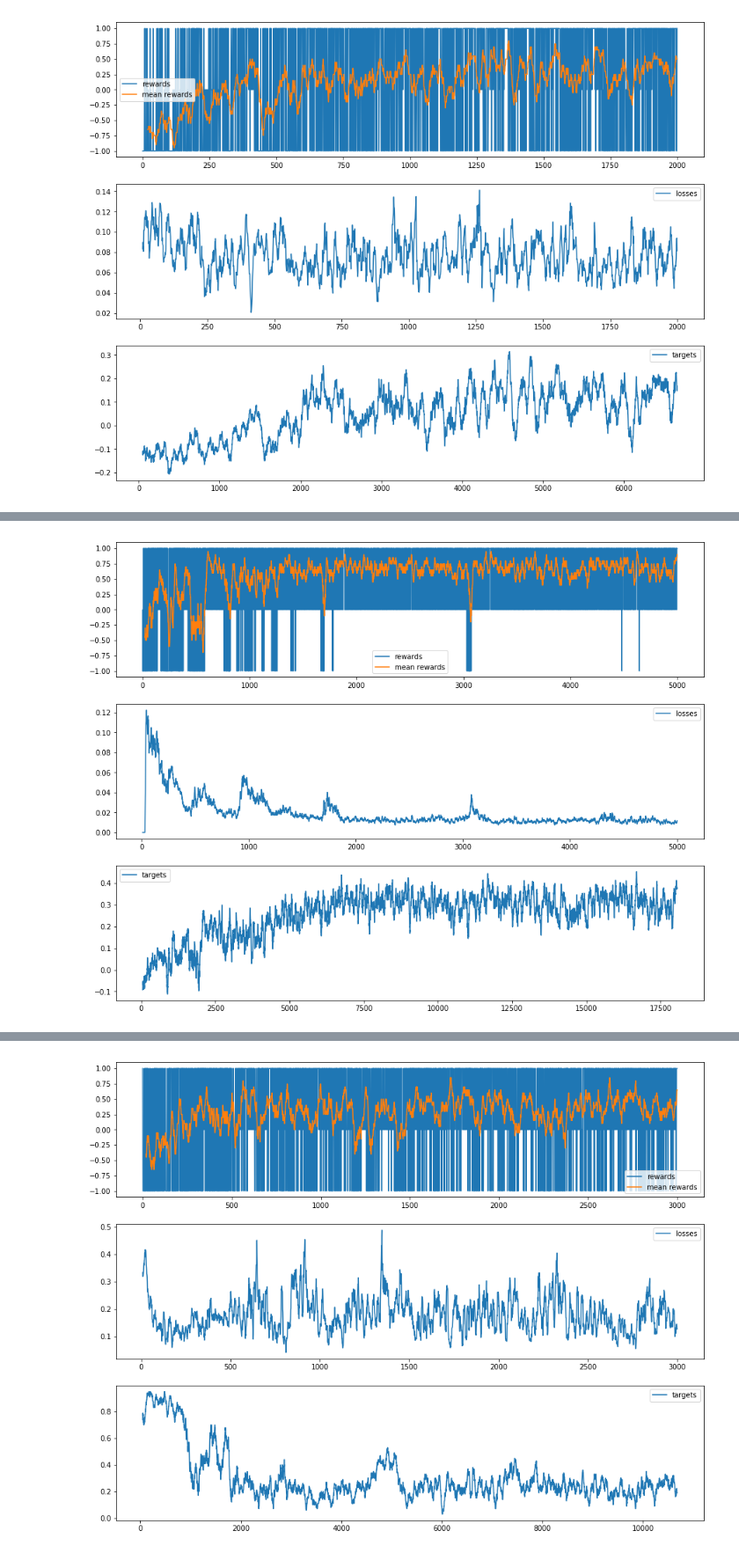
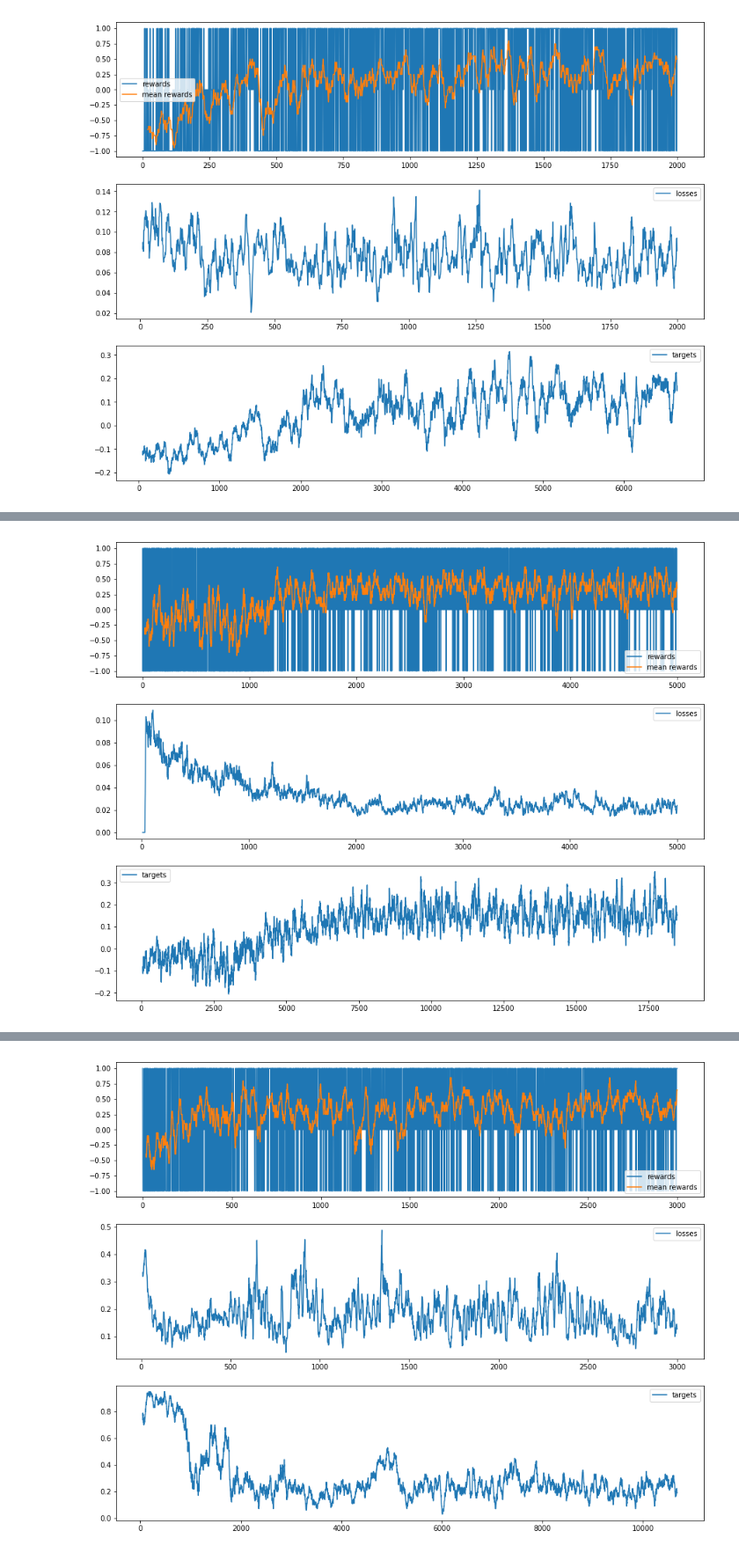
Before and after one commit to QuentinDuval/PythonExperiments, a Jupyter notebook: ml/rl/7_tictactoe.ipynb, the cells around one changed output, grey strips where cells are left out. Shown at 88% size. Cells and saved outputs as stored; diff of their text form; code cells hidden in the pictures.

```diff
--- a/ml/rl/7_tictactoe.ipynb
+++ b/ml/rl/7_tictactoe.ipynb
@@ -1153,7 +1153,7 @@ def train_sarsa_policy_batch(
                 ps = []
                 ms = []
                 ts = []
-                for i, (g, p, m, t) in enumerate(random.choices(replay_buffer, k=16)):
+                for i, (g, p, m, t) in enumerate(random.choices(replay_buffer, k=32)):
                     gs.append(g)
                     ps.append(p)
                     ms.append((i, m))
@@ -1181,36 +1181,36 @@ def train_sarsa_policy_batch(
                 move_value = next_move_value
 
         # Record history
         episode_rewards.append(episode_reward)
         episode_losses.append(episode_loss)
 
     # Reporting
     if show_stats:
         fig, ax = plt.subplots(figsize=(15, 12), nrows=3)
         ax[0].plot(episode_rewards, label="rewards")
         ax[0].plot(pd.Series(episode_rewards).rolling(20).mean(), label="mean rewards")
         ax[1].plot(pd.Series(episode_losses).rolling(10).sum() / 100., label="losses")
         ax[2].plot(pd.Series(target_values).rolling(50).sum() / 100., label="targets")
         for p in ax:
             p.legend()
         plt.show()
 
 
 """
 Training against a bunch of different agents
 """
 
 
 sarsa_policy_4 = Policy()
 train_sarsa_policy_batch(
-    env=TicTacToeEnv(opponent=[FirstMoveAgent(), LastMoveAgent(), AllKnowingAI()]),
-    # env=TicTacToeEnv(opponent=[RandomMoveAgent()]),
+    # env=TicTacToeEnv(opponent=[FirstMoveAgent(), LastMoveAgent(), AllKnowingAI()]),
+    env=TicTacToeEnv(opponent=[RandomAgent(), AllKnowingAI()]),
     policy=sarsa_policy_4, episodes=5000, discount=0.99,
     start_epsilon=0.9, min_epsilon=0.001, epsilon_decrease=0.95,
     learning_rate=1e-4, learning_rate_decay=0.99,
     weight_decay=0.0)
 # %% [output]
-[figure, old version]
+[figure, new version]
 # %%
 """
 Packaging the policy into an Agent
```
Also changed, not shown: parts of 1 cell of this notebook.
